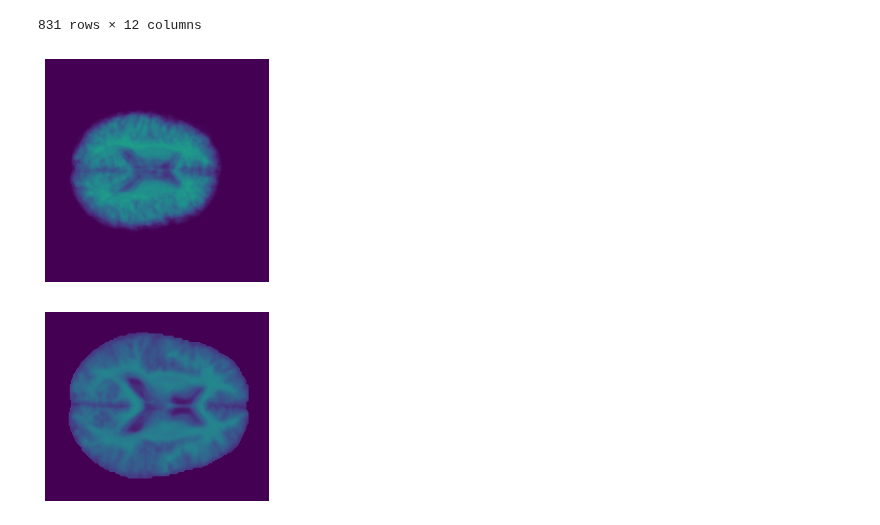
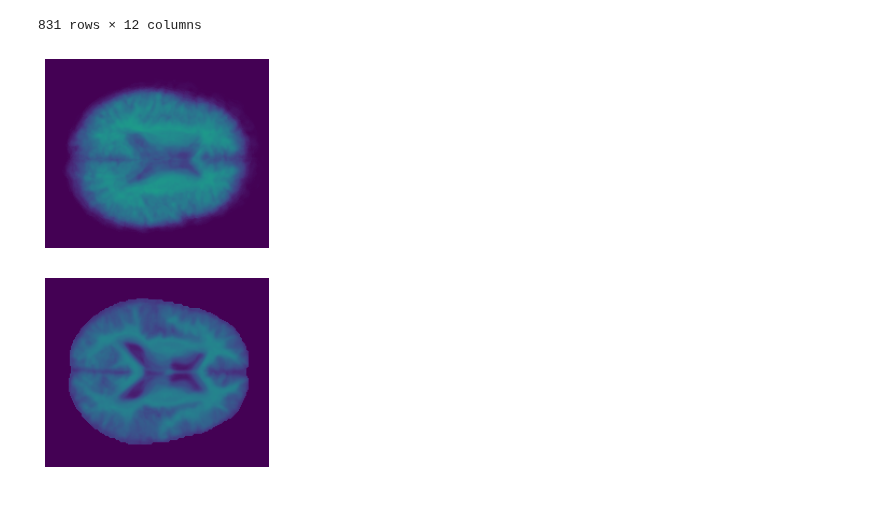
Before and after one commit to tamap94/ds-capstone-alzheimers-, a Jupyter notebook: preprocessing/getdata_ADNI.ipynb, the cells around one changed output. Drawn from its saved outputs; the diff is of its cells as text; code cells hidden in the pictures.

Commit message:
ADNI loading done

```diff
--- a/preprocessing/getdata_ADNI.ipynb
+++ b/preprocessing/getdata_ADNI.ipynb
@@ -30,9 +30,9 @@ df_a
 | 2884 | I185317 | 941_S_1363 | MCI | F | 70 | 1 | MRI | FreeSurfer Cross-Sectional Proces... | Post-processed | 3/12/2007 | ... |
 831 rows × 12 columns
 # %%
-img_a = get_slices_ADNI(df_a["ID"][:10], N=0, dim=2, normalize=True, m=90)
+img_a = get_slices_ADNI(df_a["ID"][:20], N=0, dim=2, normalize=True, m=100)
 from EDA.EDA_functions import *
 img_mean(img_a, vmax=1)
 # %% [output]
-[figure, old version]
+[figure, new version]
 # %%
```
Also changed, not shown: parts of 14 cells of this notebook, 1 other file.
